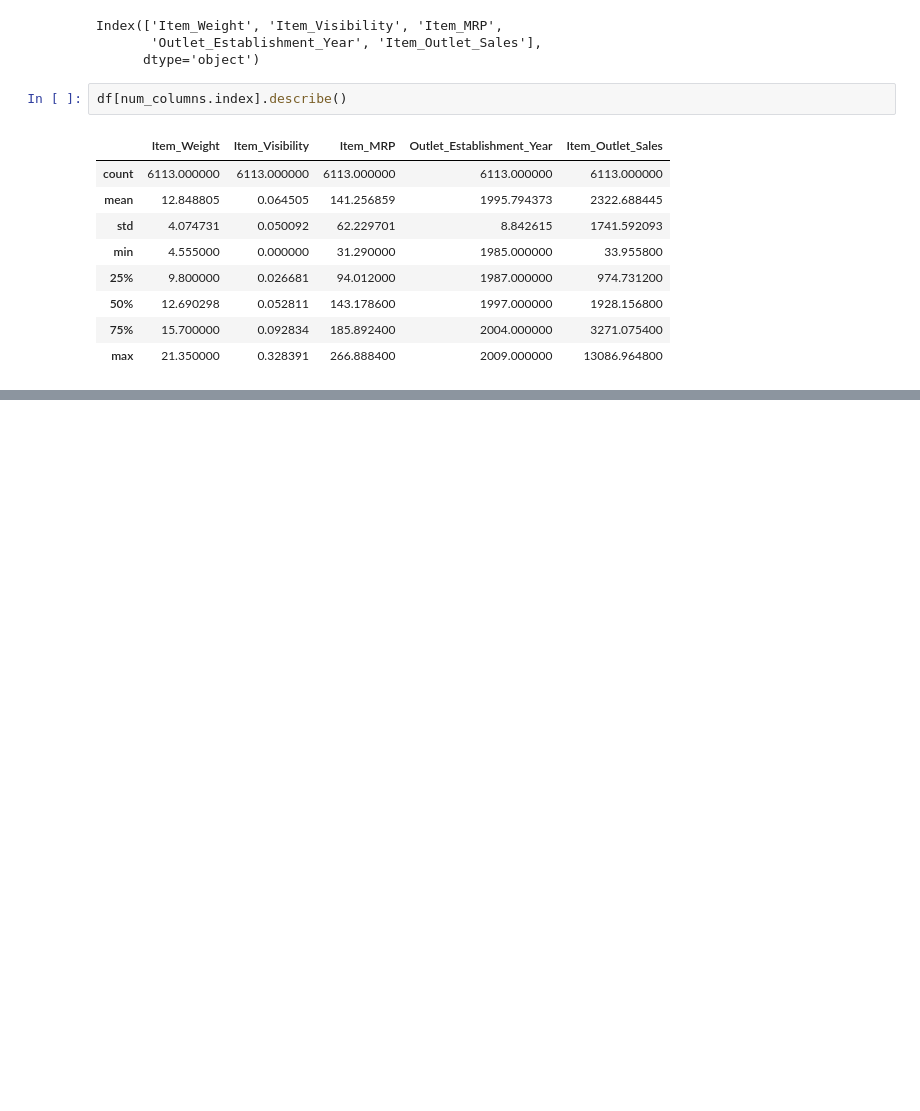
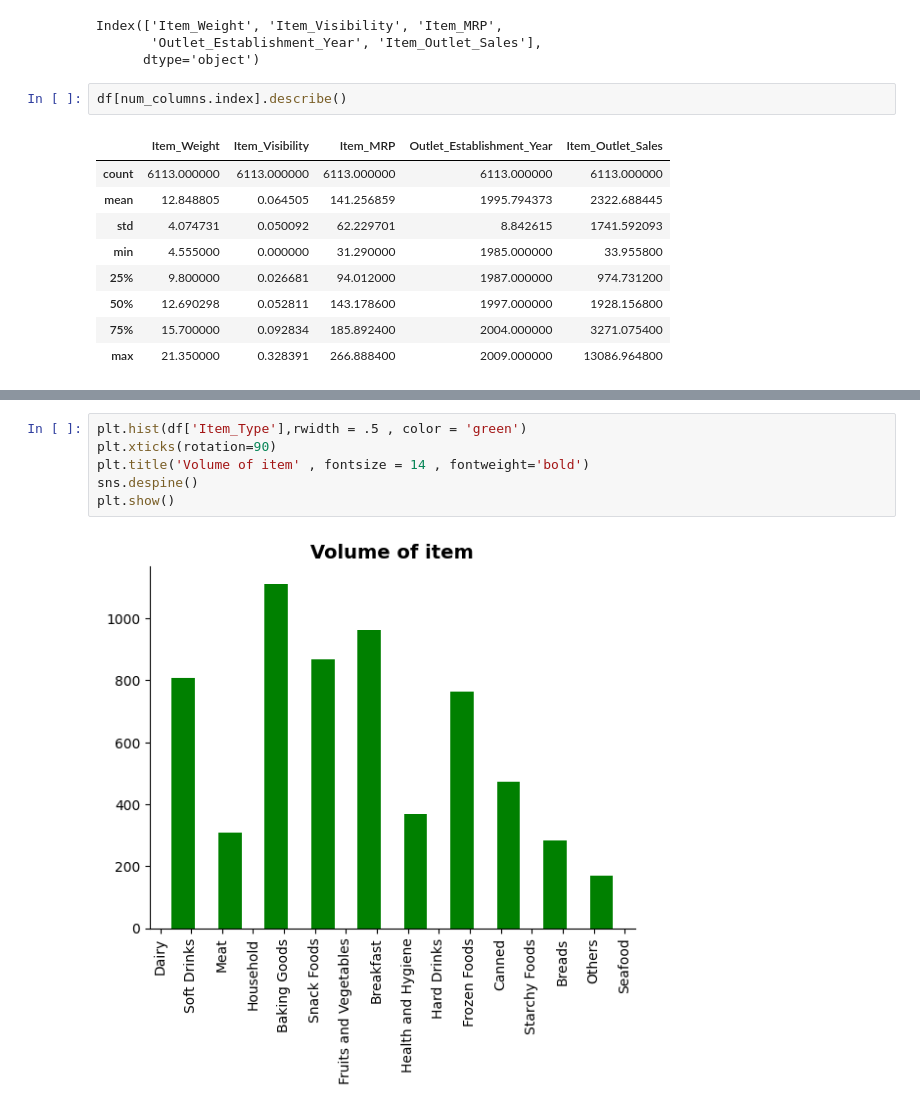
Before and after one commit to medayoubaziz/sales-predictions, a Jupyter notebook: sales_predictions.ipynb, the cells around one changed output, grey strips where cells are left out. Cells and saved outputs as stored; diff of their text form; blank space fills up the shorter version.

```diff
--- a/sales_predictions.ipynb
+++ b/sales_predictions.ipynb
@@ -276,0 +244,8 @@ sns.boxplot(x='Item_Visibility', data=df)
+# %%
+plt.hist(df['Item_Type'],rwidth = .5 , color = 'green')
+plt.xticks(rotation=90)
+plt.title('Volume of item' , fontsize = 14 , fontweight='bold')
+sns.despine()
+plt.show()
+# %% [output]
+[figure, added]
```
Also changed, not shown: parts of 11 cells of this notebook.
